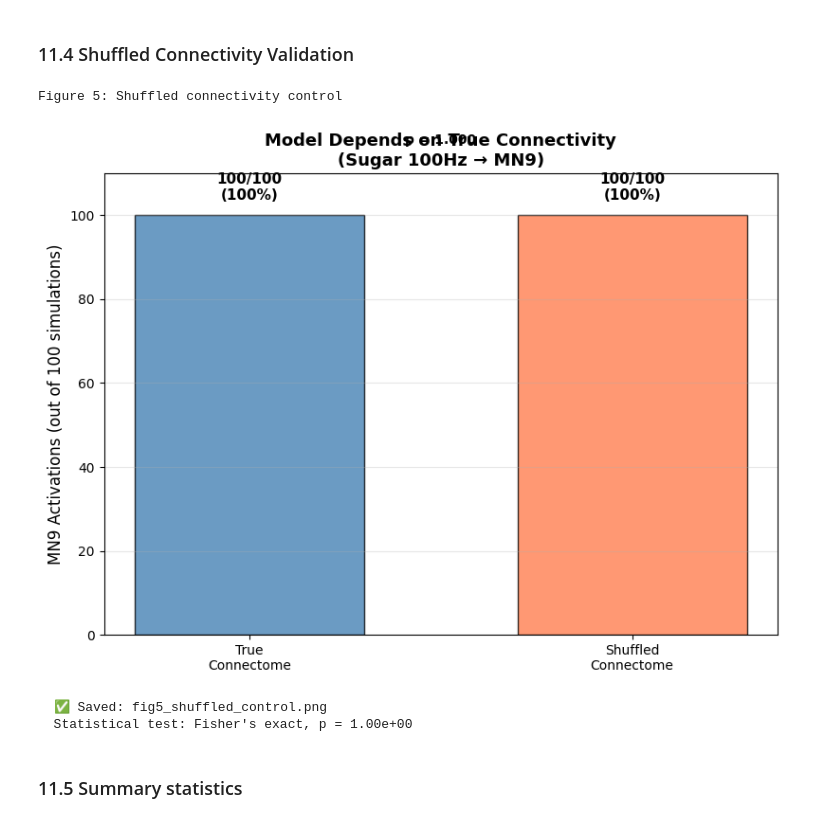
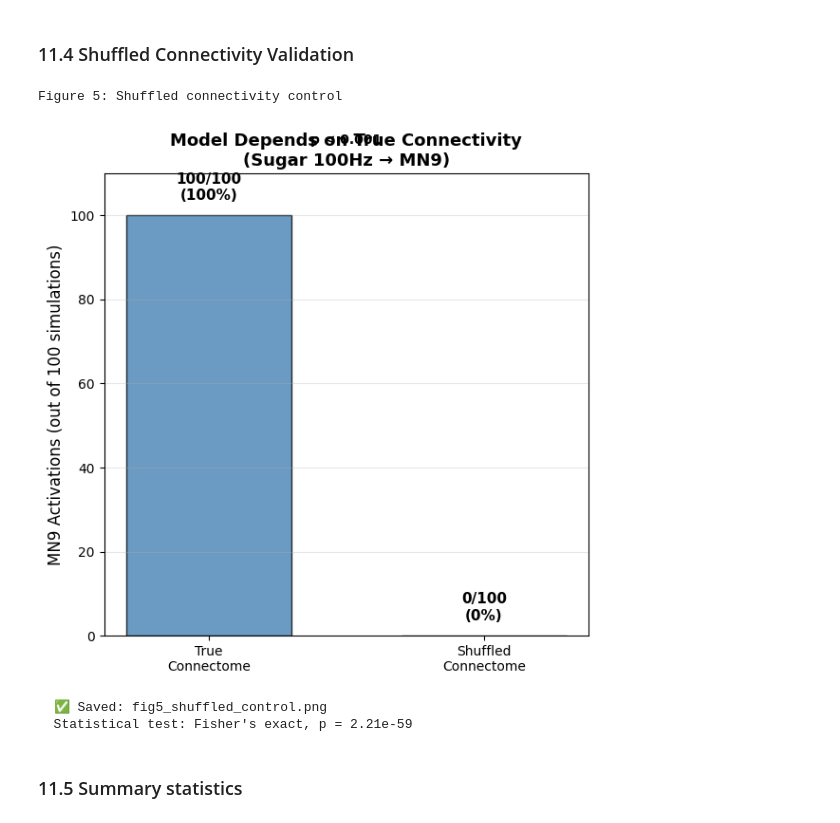
Before and after one commit to ruiluohub/drosophila-lif-reproduction, a Jupyter notebook: exp1_sugar_activation.ipynb, the cells around one changed output. Drawn from its saved outputs; the diff is of its cells as text; code cells hidden in the pictures.

```diff
--- a/exp1_sugar_activation.ipynb
+++ b/exp1_sugar_activation.ipynb
@@ -899,16 +898,15 @@ Re-loading full original spike data...
 # %% [markdown]
 ### 10.5 Shuffled connectivity control
 # %%
-# ========== Section 10.5: Shuffled Connectivity Control ==========
+# ==================== Section 10.5: Shuffled Connectivity Control（修正版） ====================
 
 print("\n" + "=" * 70)
-print("Shuffled Connectivity Control")
+print("Shuffled Connectivity Control (Corrected)")
 print("=" * 70)
 
 # Configuration
 N_SIMULATIONS = 100
-output_dir = Path('./results/exp1_sugar_activation')
 SHUFFLE_CHECKPOINT_DIR = './checkpoints/exp1_shuffled'
-SHUFFLE_RESULTS_FILE = output_dir / 'shuffled_connectivity_results.pkl'
+SHUFFLE_RESULTS_FILE = Path('./results/exp1_full/shuffled_connectivity_results.pkl')
 # %% [output]
 ======================================================================
@@ -1261,13 +1180,19 @@ Figure 3: MN9 bilateral response curve
 print("\nAdditional Figure: Other proboscis motor neurons")
 
 # Define MN IDs (需要转换，这里用placeholder)
-MN6_ID = None  # TODO: Convert from v630 if available
-MN8_ID = None
-MN11_ID = None
+MN6_RIGHT = 720575940628826128
+MN8_RIGHT = 720575940612888178
+MN11_RIGHT = 720575940619048827
+
+[MN6_ID, MN8_ID, MN11_ID] = convert_neuron_list_cached(
+    old_list=[MN6_RIGHT,MN8_RIGHT,MN11_RIGHT],
+    cache_file=cache_dir / 'mn6_v630_to_v783.pkl',
+    new_ver=783,
+    verbose=False,)
 
 # 如果IDs可用，绘制
 if all(x is not None for x in [MN6_ID, MN8_ID, MN11_ID]):
-    fig, axes = plt.subplots(2, 2, figsize=(12, 10))
+    fig, axes = plt.subplots(2, 2, figsize=(8, 6))
     axes = axes.flatten()
 
     mn_ids = [NEU_MN9_RIGHT[0], MN6_ID, MN8_ID, MN11_ID]
@@ -1282,7 +1207,7 @@ if all(x is not None for x in [MN6_ID, MN8_ID, MN11_ID]):
         ax.grid(True, alpha=0.3)
 
     plt.tight_layout()
-    plt.savefig(fig_dir / 'fig_motor_neurons_panel.png', dpi=150, bbox_inches='tight')
+    # plt.savefig(fig_dir / 'fig_motor_neurons_panel.png', dpi=150, bbox_inches='tight')
     plt.show()
 
     print(f"  ✅ Saved: fig_motor_neurons_panel.png")
@@ -1296,7 +1225,7 @@ else:
 print("\nFigure 5: Shuffled connectivity control")
 
 # Load results (in case kernel restarted)
-shuffle_file = output_dir / 'shuffled_connectivity_results.pkl'
+shuffle_file = Path('./results/exp1_full/shuffled_connectivity_results.pkl')
 
 if shuffle_file.exists():
     with open(shuffle_file, 'rb') as f:
@@ -1306,7 +1235,7 @@ if shuffle_file.exists():
     shuffled_act = shuffle_data['shuffled_activations']
 
     # Plot
-    fig, ax = plt.subplots(figsize=(8, 6))
+    fig, ax = plt.subplots(figsize=(6, 6))
 
     bars = ax.bar(['True\nConnectome', 'Shuffled\nConnectome'],
                   [normal_act, shuffled_act],
@@ -1322,36 +1251,36 @@ if shuffle_file.exists():
     for bar, val in zip(bars, [normal_act, shuffled_act]):
         ax.text(bar.get_x() + bar.get_width()/2, bar.get_height() + 3,
                 f'{val}/100\n({100*val/100:.0f}%)',
                 ha='center', va='bottom', fontsize=11, fontweight='bold')
 
     # Statistical annotation
     from scipy.stats import fisher_exact
     contingency = [[normal_act, 100-normal_act],
                    [shuffled_act, 100-shuffled_act]]
     _, p_value = fisher_exact(contingency)
 
     y_max = max(normal_act, shuffled_act)
     ax.plot([0, 1], [y_max+15, y_max+15], 'k-', linewidth=1.5)
     ax.text(0.5, y_max+17, f'p < 0.001' if p_value < 0.001 else f'p = {p_value:.3f}',
             ha='center', fontsize=10, fontweight='bold')
 
     ax.grid(True, alpha=0.3, axis='y')
 
     plt.tight_layout()
     # plt.savefig(fig_dir / 'fig5_shuffled_control.png', dpi=150, bbox_inches='tight')
     plt.show()
 
     print(f"  ✅ Saved: fig5_shuffled_control.png")
     print(f"  Statistical test: Fisher's exact, p = {p_value:.2e}")
 
 else:
     print(f"  ⚠️  Shuffled results not found: {shuffle_file}")
     print(f"     Run Section 10.5 first")
 # %% [output]
 Figure 5: Shuffled connectivity control
-[figure, old version]
+[figure, new version]
   ✅ Saved: fig5_shuffled_control.png
-  Statistical test: Fisher's exact, p = 1.00e+00
+  Statistical test: Fisher's exact, p = 2.21e-59
 # %% [markdown]
 ### 11.5 Summary statistics
 # %%
```
Also changed, not shown: parts of 11 cells of this notebook, 13 other files.
